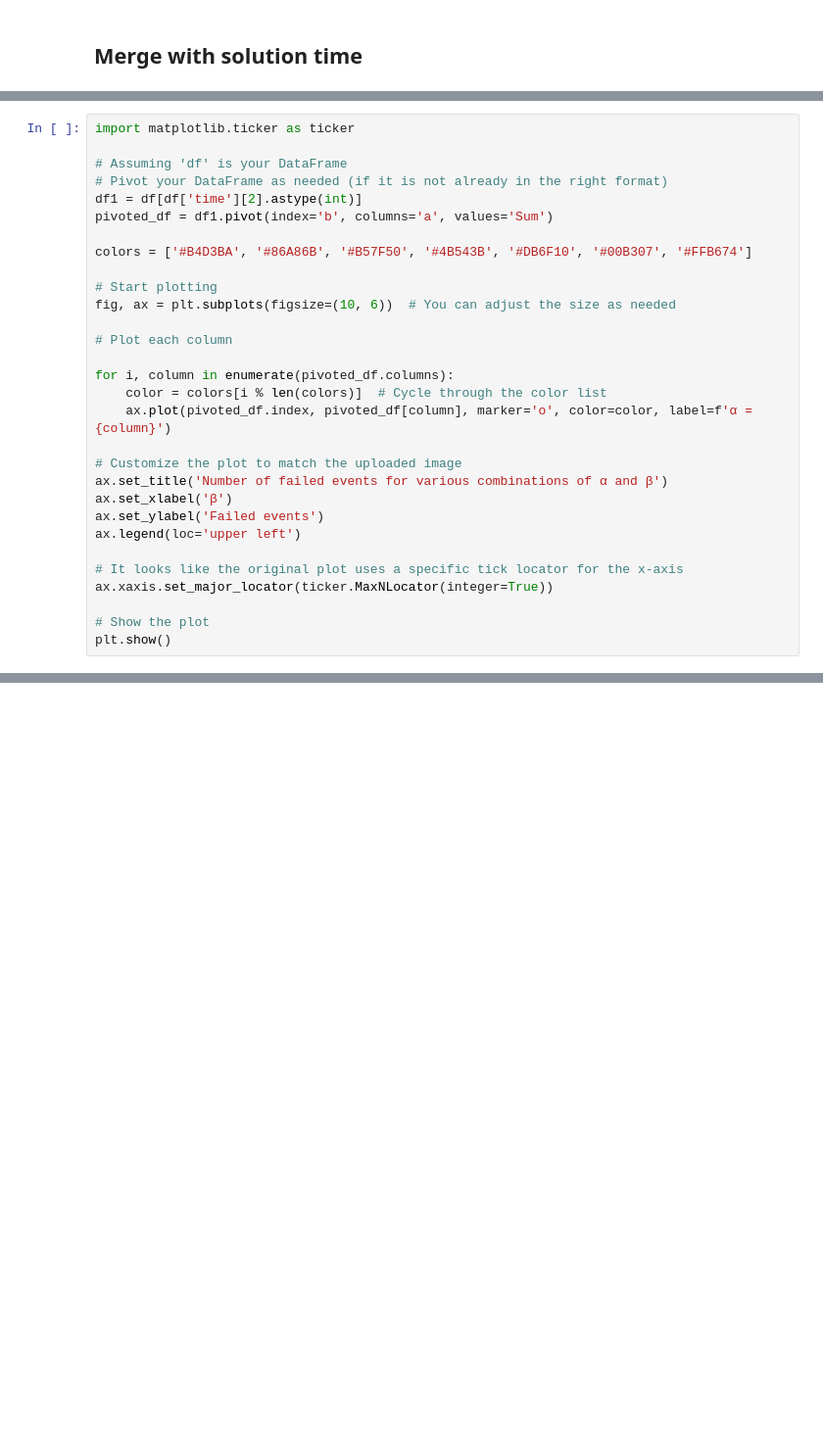
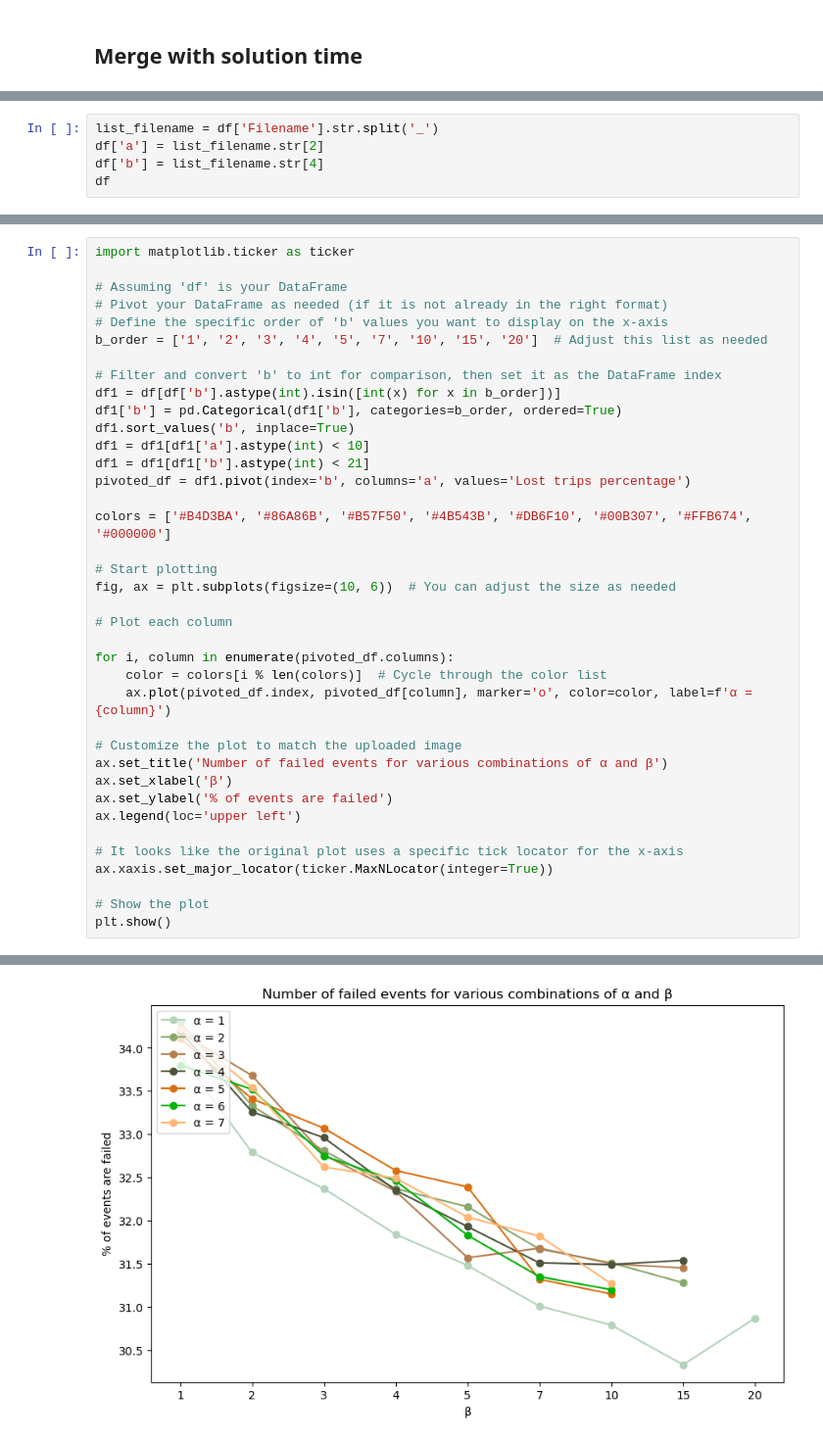
Before and after one commit to EECS-NTNU/FOMOsim, a Jupyter notebook: visualize_results_csv.ipynb, the cells around one changed output, grey strips where cells are left out. Shown at 98% size. Drawn from its saved outputs; the diff is of its cells as text; blank space fills up the shorter version.

```diff
--- a/visualize_results_csv.ipynb
+++ b/visualize_results_csv.ipynb
@@ -212,0 +253,5 @@ df
+# %%
+list_filename = df['Filename'].str.split('_')
+df['a'] = list_filename.str[2]
+df['b'] = list_filename.str[4]
+df
@@ -215,10 +278,18 @@ import matplotlib.ticker as ticker
 
 # Assuming 'df' is your DataFrame
 # Pivot your DataFrame as needed (if it is not already in the right format)
-df1 = df[df['time'][2].astype(int)]
-pivoted_df = df1.pivot(index='b', columns='a', values='Sum')
+# Define the specific order of 'b' values you want to display on the x-axis
+b_order = ['1', '2', '3', '4', '5', '7', '10', '15', '20']  # Adjust this list as needed
 
-colors = ['#B4D3BA', '#86A86B', '#B57F50', '#4B543B', '#DB6F10', '#00B307', '#FFB674']
+# Filter and convert 'b' to int for comparison, then set it as the DataFrame index
+df1 = df[df['b'].astype(int).isin([int(x) for x in b_order])]
+df1['b'] = pd.Categorical(df1['b'], categories=b_order, ordered=True)
+df1.sort_values('b', inplace=True)
+df1 = df1[df1['a'].astype(int) < 10]
+df1 = df1[df1['b'].astype(int) < 21]
+pivoted_df = df1.pivot(index='b', columns='a', values='Lost trips percentage')
+
+colors = ['#B4D3BA', '#86A86B', '#B57F50', '#4B543B', '#DB6F10', '#00B307', '#FFB674', '#000000']
 
 # Start plotting
 fig, ax = plt.subplots(figsize=(10, 6))  # You can adjust the size as needed
@@ -232,7 +303,7 @@ for i, column in enumerate(pivoted_df.columns):
 # Customize the plot to match the uploaded image
 ax.set_title('Number of failed events for various combinations of α and β')
 ax.set_xlabel('β')
-ax.set_ylabel('Failed events')
+ax.set_ylabel('% of events are failed')
 ax.legend(loc='upper left')
 
 # It looks like the original plot uses a specific tick locator for the x-axis
@@ -245,3 +315,4 @@ KeyError: 'b'
+[figure, added]
 # %%
 import matplotlib.ticker as ticker
 
```
Also changed, not shown: parts of 12 cells of this notebook, 16 other files.
